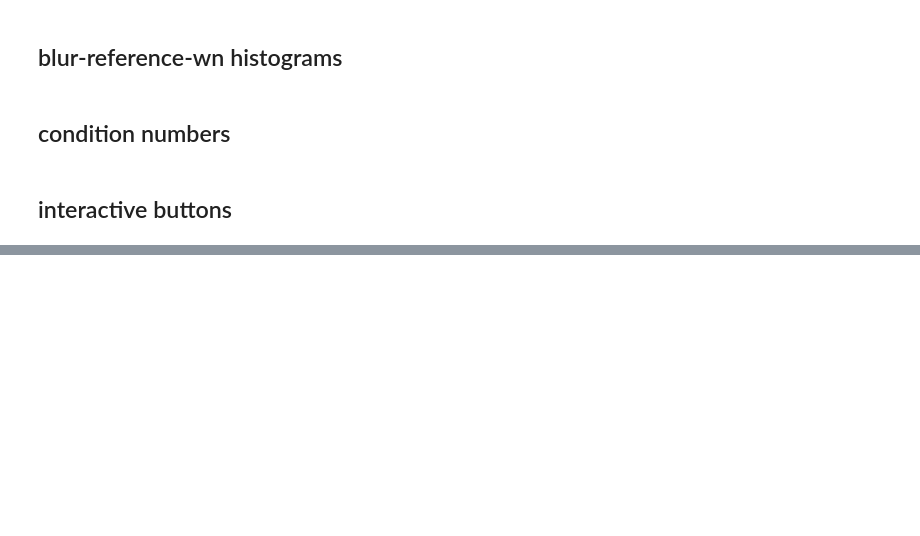
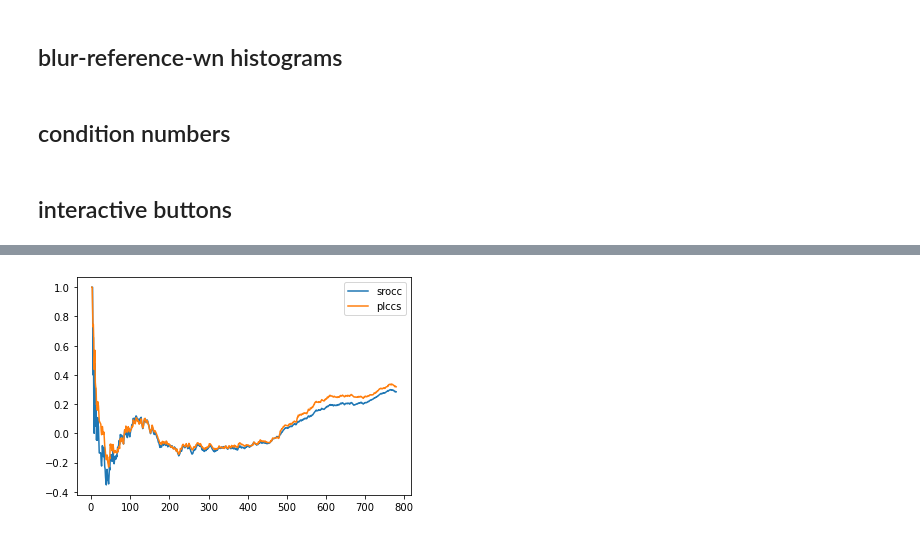
Before and after one commit to antebi-itai/Zero-Shot_No-Reference_IQA, a Jupyter notebook: IQA.ipynb, the cells around one changed output, grey strips where cells are left out. Saved outputs shown, nothing was run; the diff lists cells and outputs as text; code cells hidden in the pictures; blank space fills up the shorter version.

```diff
--- a/IQA.ipynb
+++ b/IQA.ipynb
@@ -561,0 +693,15 @@ ax1.imshow(state.lr_image)
+# %%
+%matplotlib inline
+
+sroccs = []
+plccs = []
+n = len(gt_scores)
+for i in range(2, n+1):
+    sroccs.append(spearmanr(gt_scores[:i], method_scores[:i]).correlation)
+    plccs.append(pearsonr(gt_scores[:i], method_scores[:i])[0])
+plt.plot([i for i in range(2, n+1)], sroccs, label="srocc")
+plt.plot([i for i in range(2, n+1)], plccs, label="plccs")
+plt.legend()
+plt.show()
+# %% [output]
+[figure, added]
```
Also changed, not shown: parts of 42 cells of this notebook, 8 other files.
